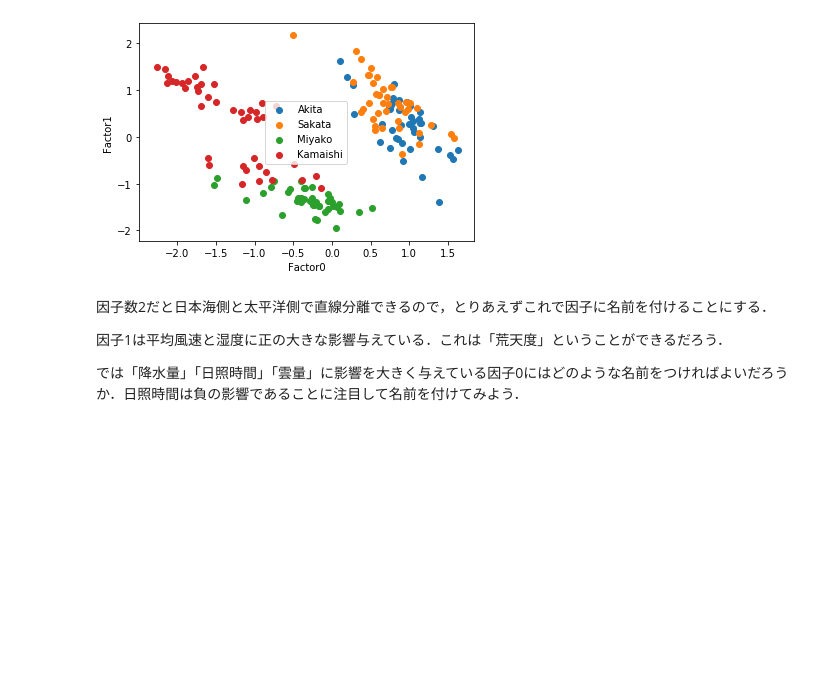
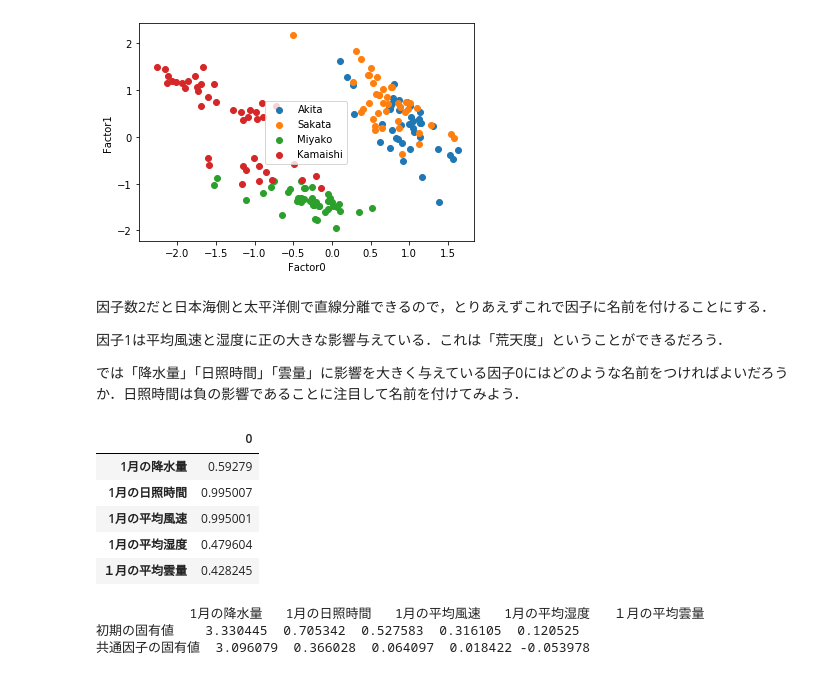
Before and after one commit to daichi-a/PythonDataAnalyzeClassMaterial, a Jupyter notebook: FactorAnalysis_NihonSeaPacificSea.ipynb, the cells around one changed output. Saved outputs shown, nothing was run; the diff lists cells and outputs as text; code cells hidden in the pictures; blank space fills up the shorter version.

```diff
--- a/FactorAnalysis_NihonSeaPacificSea.ipynb
+++ b/FactorAnalysis_NihonSeaPacificSea.ipynb
@@ -426,3 +422,27 @@ plt.show()
 因子1は平均風速と湿度に正の大きな影響与えている．これは「荒天度」ということができるだろう．
 
 では「降水量」「日照時間」「雲量」に影響を大きく与えている因子0にはどのような名前をつければよいだろうか．日照時間は負の影響であることに注目して名前を付けてみよう．
+# %%
+# 共通性
+# 共通性とは，観測可能な変数における共通因子が占める割合のこと．
+# これが低くなると独自因子の割合が多くなる．
+# つまり共通因子とどれだけ連動しているかの値を見ることができる
+df_communalities = pd.DataFrame(fa_model.get_communalities(), index=columns_name_array)
+df_communalities.style.background_gradient(cmap=cm)
+# %% [output]
+|  | 0 |
+| 1月の降水量 | 0.59279 |
+| 1月の日照時間 | 0.995007 |
+| 1月の平均風速 | 0.995001 |
+| 1月の平均湿度 | 0.479604 |
+| １月の平均雲量 | 0.428245 |
+# %%
+# 固有値
+# 初期の固有値と，共通因子の固有値がでる
+
+df_original_eigenvalues = pd.DataFrame(fa_model.get_eigenvalues(), index=['初期の固有値', '共通因子の固有値'], columns=columns_name_array)
+print(df_original_eigenvalues)
+# %% [output]
+            1月の降水量   1月の日照時間   1月の平均風速   1月の平均湿度   １月の平均雲量
+初期の固有値    3.330445  0.705342  0.527583  0.316105  0.120525
+共通因子の固有値  3.096079  0.366028  0.064097  0.018422 -0.053978
```
Also changed, not shown: parts of 7 cells of this notebook.
